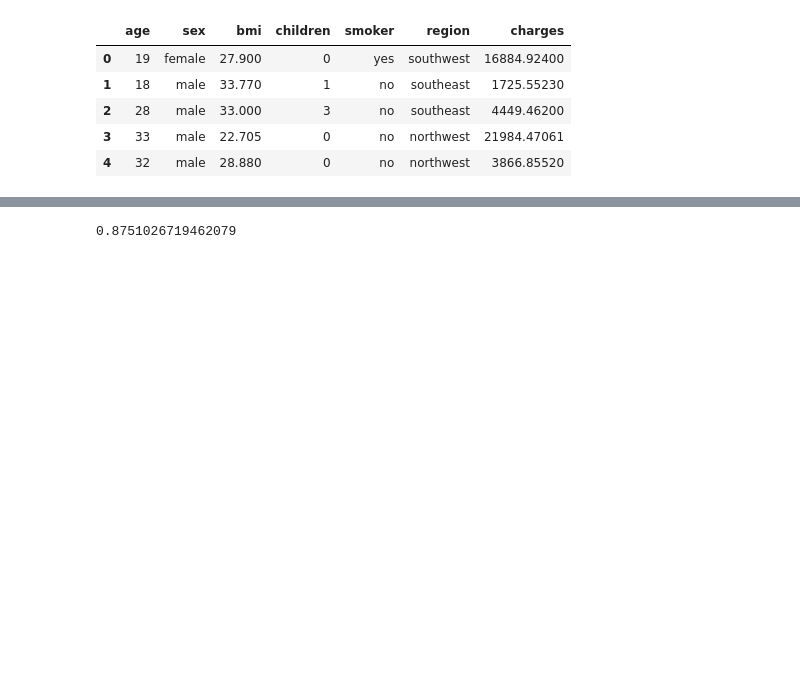
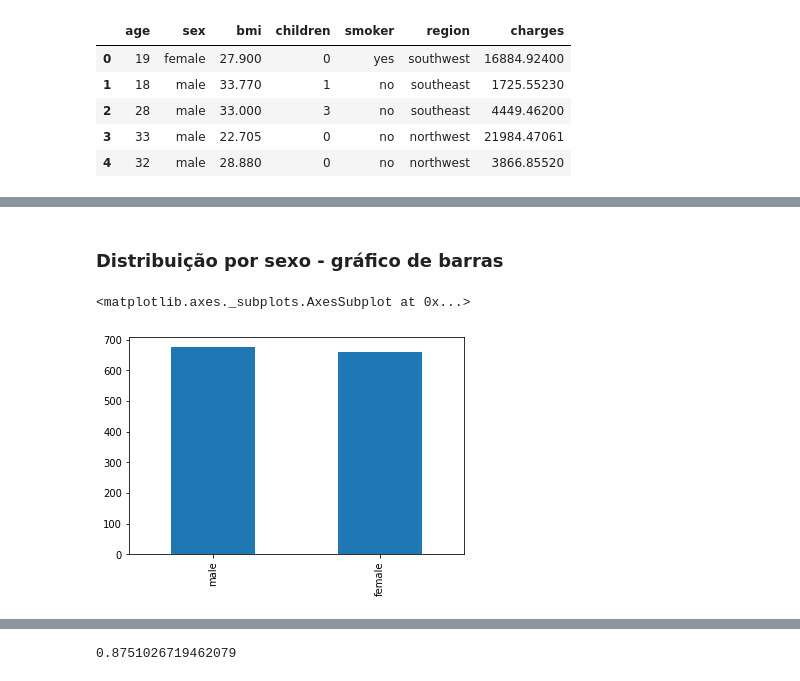
Before and after one commit to zetta-academy/exp-curso-python-saude, a Jupyter notebook: PySaude_03_python_arvore_regressao.ipynb, the cells around one changed output, grey strips where cells are left out. Drawn from its saved outputs; the diff is of its cells as text; code cells hidden in the pictures; blank space fills up the shorter version.

```diff
--- a/PySaude_03_python_arvore_regressao.ipynb
+++ b/PySaude_03_python_arvore_regressao.ipynb
@@ -13,0 +128,7 @@ df.head()
+# %% [markdown]
+### Distribuição por sexo - gráfico de barras
+# %%
+df['sex'].value_counts().plot(kind='bar')
+# %% [output]
+<matplotlib.axes._subplots.AxesSubplot at 0x...>
+[figure, added]
```
Also changed, not shown: parts of 49 cells of this notebook.
